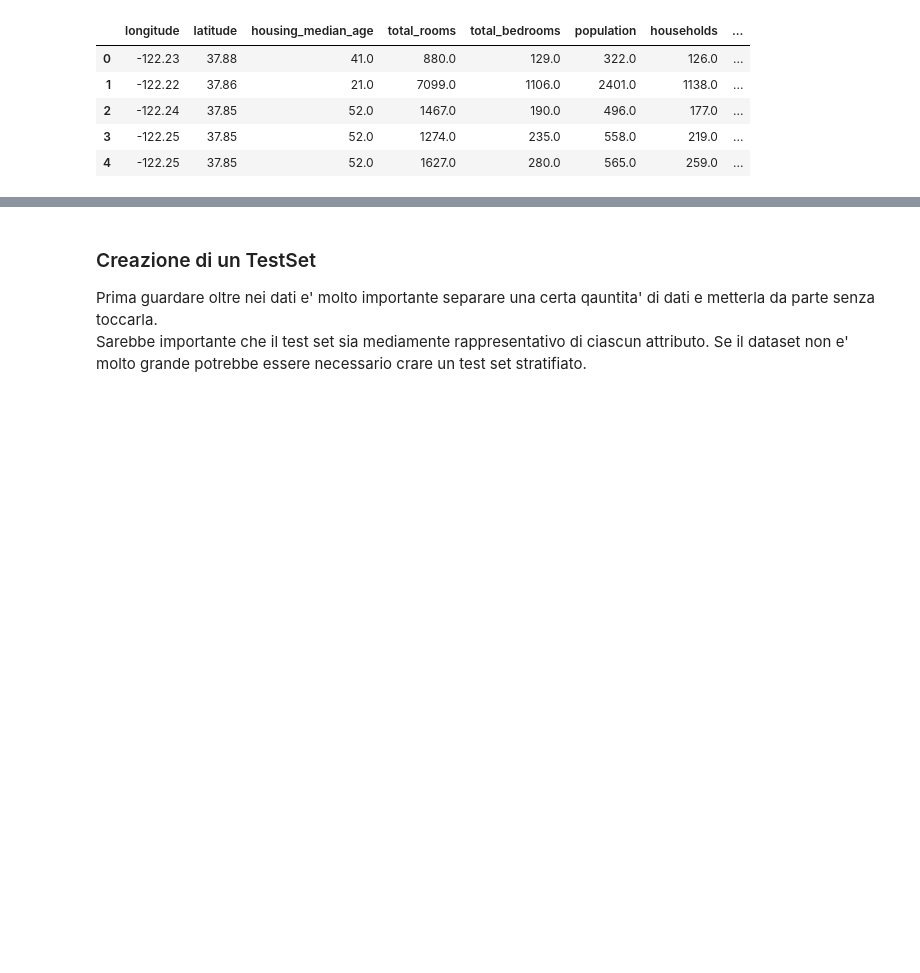
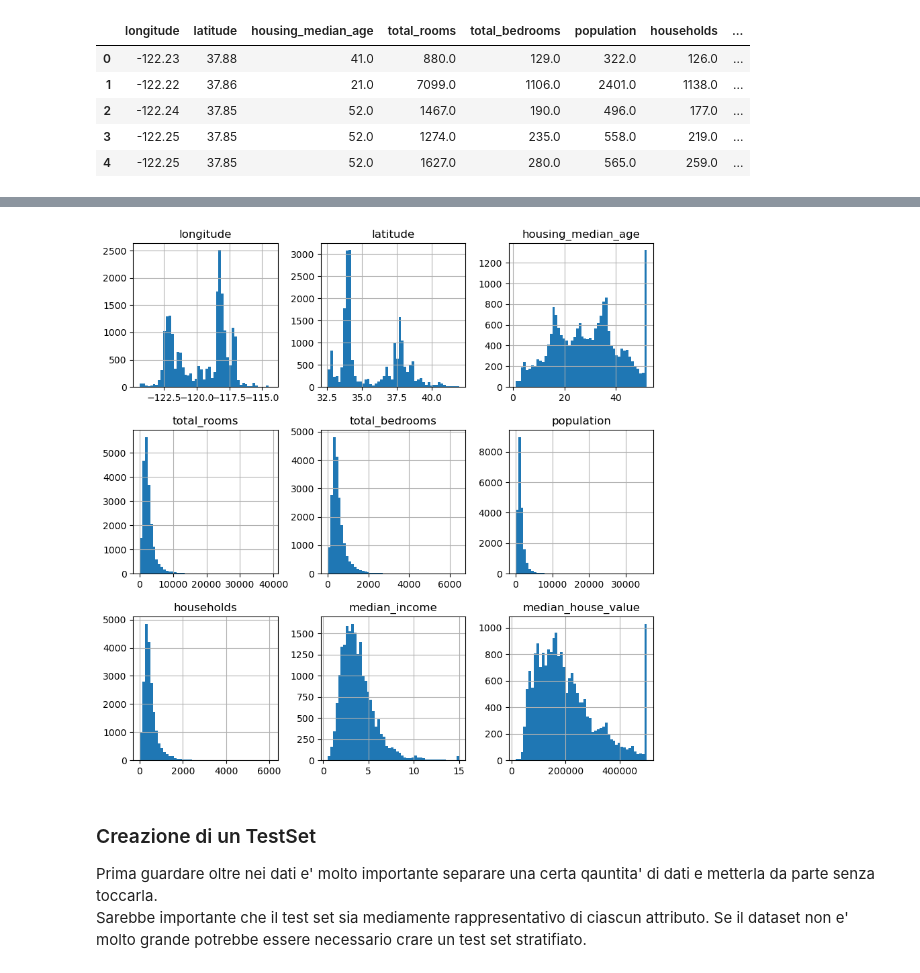
Before and after one commit to SGiuri/ML_PD_2324, a Jupyter notebook: Lezone2/CaliforniaHousing.ipynb, the cells around one changed output, grey strips where cells are left out. Cells and saved outputs as stored; diff of their text form; code cells hidden in the pictures; blank space fills up the shorter version.

```diff
--- a/Lezone2/CaliforniaHousing.ipynb
+++ b/Lezone2/CaliforniaHousing.ipynb
@@ -96,0 +147,5 @@ Significato di ciscuna colonna
+# %%
+housing.hist(bins=50, figsize=(10,10))
+plt.show()
+# %% [output]
+[figure, added]
```
Also changed, not shown: parts of 21 cells of this notebook.
